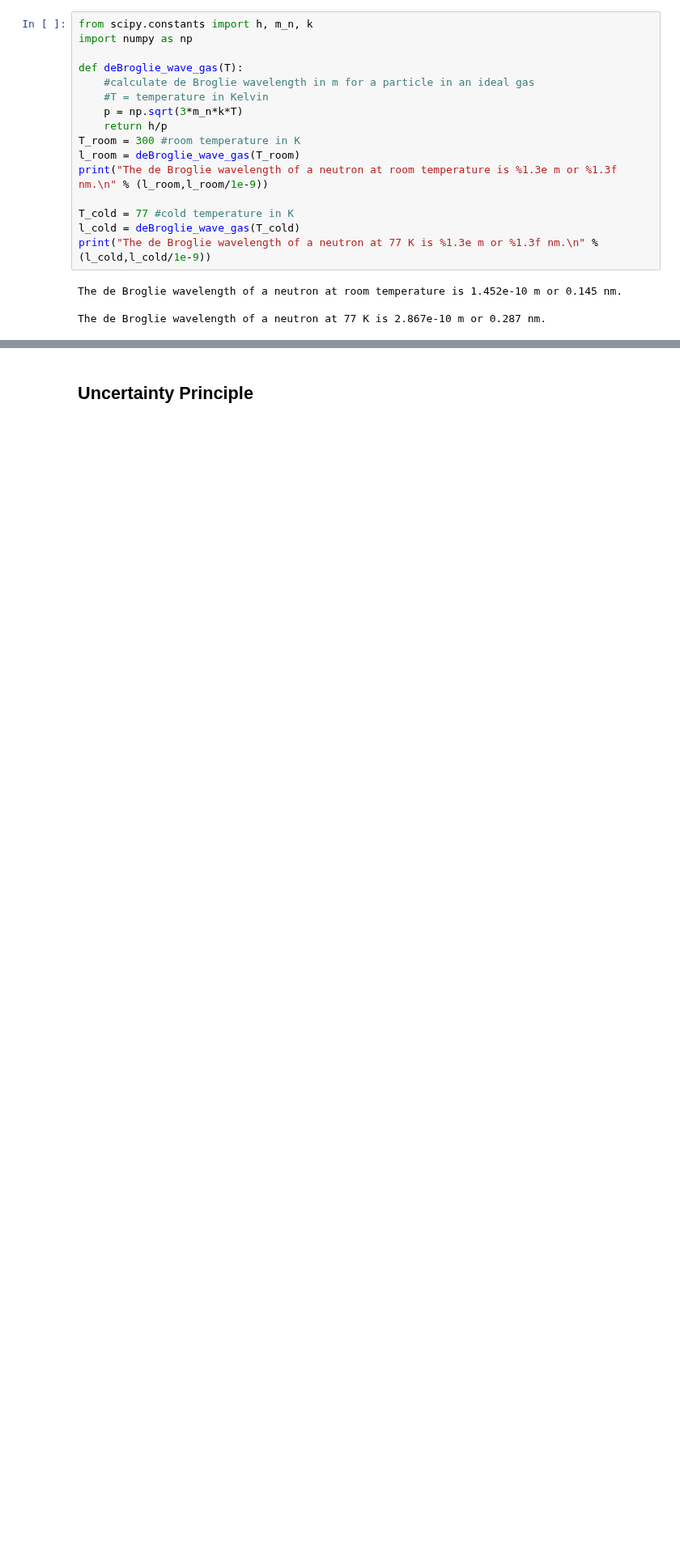
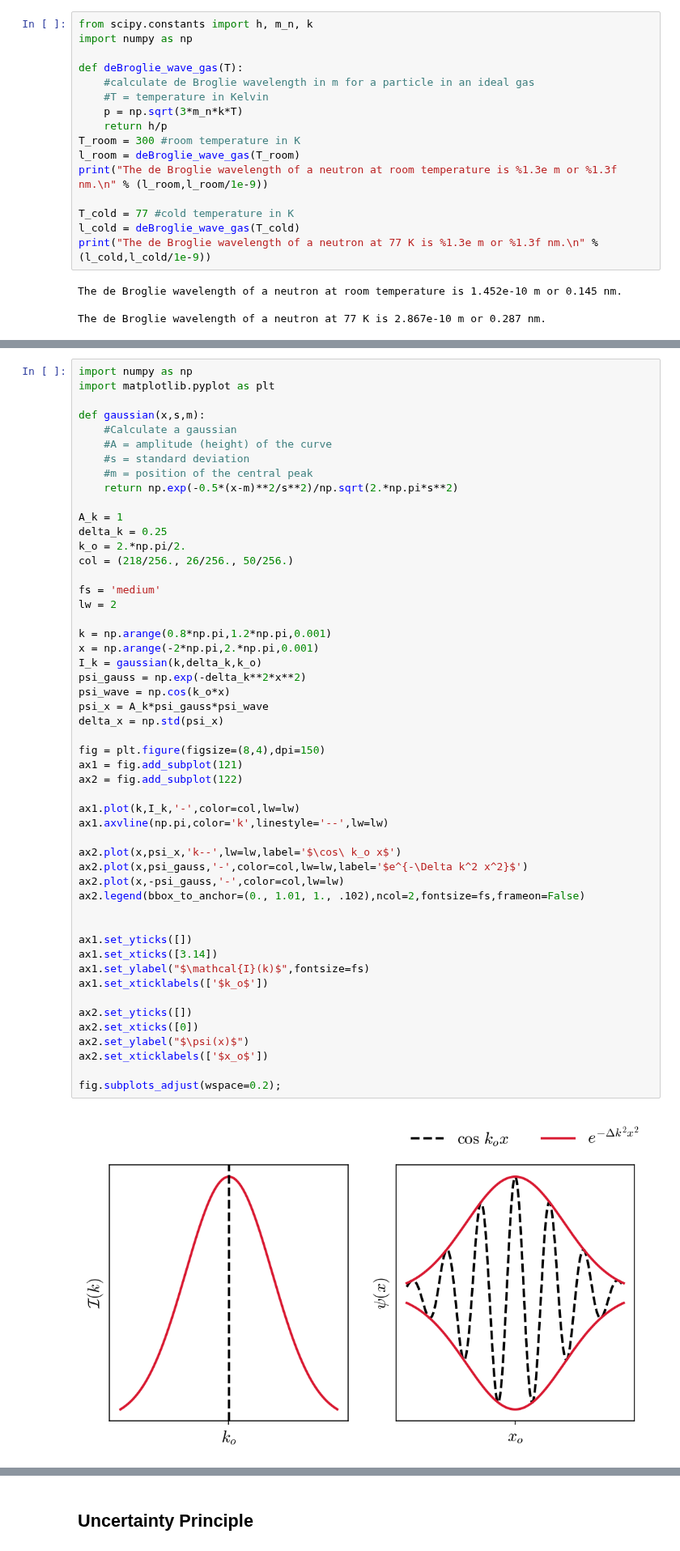
Before and after one commit to saturnaxis/ModernPhysics, a Jupyter notebook: docs/_sources/Chapter_5/quantum-mechanics.ipynb, the cells around one changed output, grey strips where cells are left out. Shown at 81% size. Saved outputs shown, nothing was run; the diff lists cells and outputs as text; blank space fills up the shorter version.

```diff
--- a/docs/_sources/Chapter_5/quantum-mechanics.ipynb
+++ b/docs/_sources/Chapter_5/quantum-mechanics.ipynb
@@ -285,0 +516,53 @@ The de Broglie wavelength of a neutron at 77 K is 2.867e-10 m or 0.287 nm.
+# %%
+import numpy as np
+import matplotlib.pyplot as plt
+
+def gaussian(x,s,m):
+    #Calculate a gaussian
+    #A = amplitude (height) of the curve
+    #s = standard deviation
+    #m = position of the central peak
+    return np.exp(-0.5*(x-m)**2/s**2)/np.sqrt(2.*np.pi*s**2)
+
+A_k = 1
+delta_k = 0.25
+k_o = 2.*np.pi/2.
+col = (218/256., 26/256., 50/256.)
+
+fs = 'medium'
+lw = 2
+
+k = np.arange(0.8*np.pi,1.2*np.pi,0.001)
+x = np.arange(-2*np.pi,2.*np.pi,0.001)
+I_k = gaussian(k,delta_k,k_o)
+psi_gauss = np.exp(-delta_k**2*x**2)
+psi_wave = np.cos(k_o*x)
+psi_x = A_k*psi_gauss*psi_wave
+delta_x = np.std(psi_x)
+
+fig = plt.figure(figsize=(8,4),dpi=150)
+ax1 = fig.add_subplot(121)
+ax2 = fig.add_subplot(122)
+
+ax1.plot(k,I_k,'-',color=col,lw=lw)
+ax1.axvline(np.pi,color='k',linestyle='--',lw=lw)
+
+ax2.plot(x,psi_x,'k--',lw=lw,label='$\cos\ k_o x$')
+ax2.plot(x,psi_gauss,'-',color=col,lw=lw,label='$e^{-\Delta k^2 x^2}$')
+ax2.plot(x,-psi_gauss,'-',color=col,lw=lw)
+ax2.legend(bbox_to_anchor=(0., 1.01, 1., .102),ncol=2,fontsize=fs,frameon=False)
+
+
+ax1.set_yticks([])
+ax1.set_xticks([3.14])
+ax1.set_ylabel("$\mathcal{I}(k)$",fontsize=fs)
+ax1.set_xticklabels(['$k_o$'])
+
+ax2.set_yticks([])
+ax2.set_xticks([0])
+ax2.set_ylabel("$\psi(x)$")
+ax2.set_xticklabels(['$x_o$'])
+
+fig.subplots_adjust(wspace=0.2);
+# %% [output]
+[figure, added]
```
Also changed, not shown: parts of 12 cells of this notebook, 10 other files.
